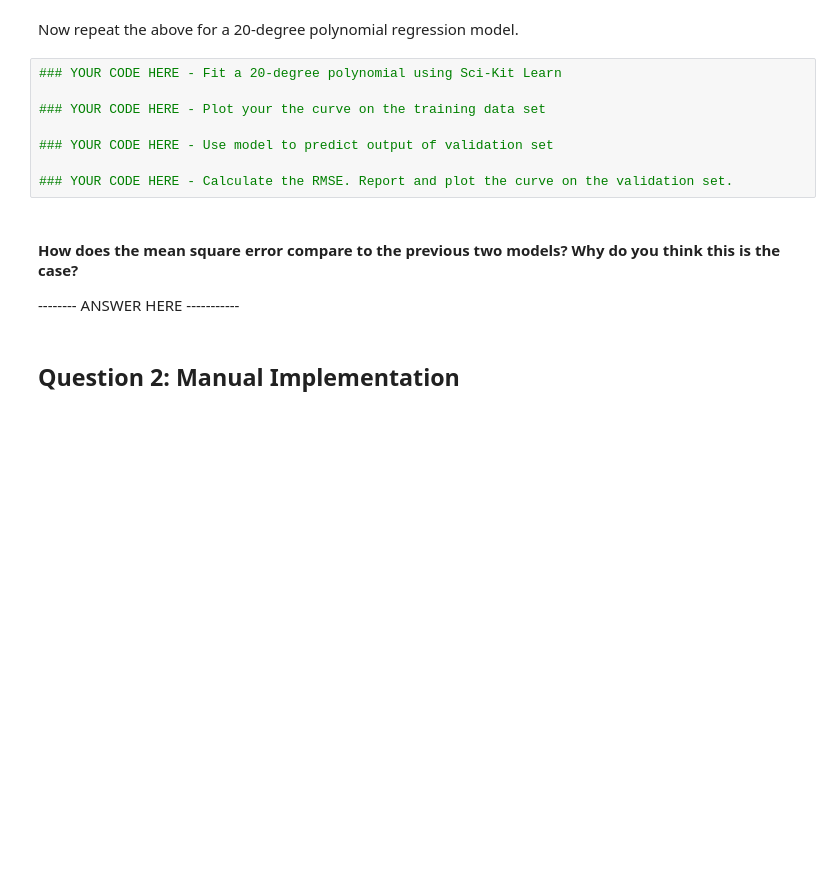
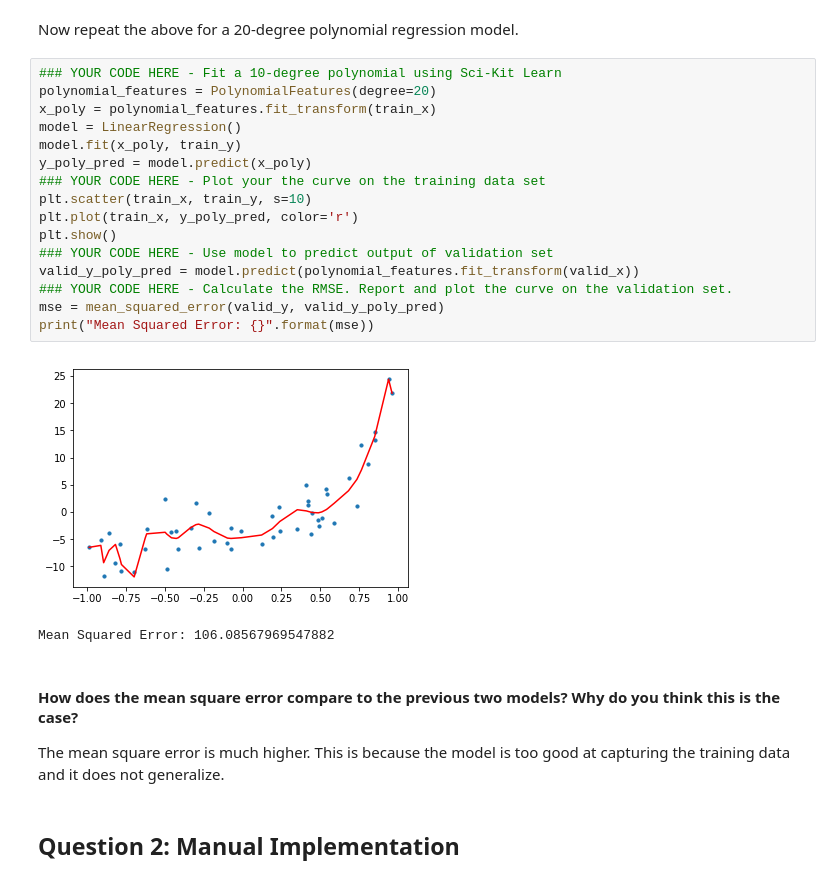
Before and after one commit to McGillAISociety/mais-bootcamp-w2019, a Jupyter notebook: Assignment2/Assignment 2.ipynb, the cells around one changed output. Saved outputs shown, nothing was run; the diff lists cells and outputs as text; blank space fills up the shorter version.

```diff
--- a/Assignment2/Assignment 2.ipynb
+++ b/Assignment2/Assignment 2.ipynb
@@ -135,17 +146,28 @@ Now it is your turn! Following the same format as above, implement a 10-degree p
 # %% [markdown]
 Now repeat the above for a 20-degree polynomial regression model.
 # %%
-### YOUR CODE HERE - Fit a 20-degree polynomial using Sci-Kit Learn
-
+### YOUR CODE HERE - Fit a 10-degree polynomial using Sci-Kit Learn
+polynomial_features = PolynomialFeatures(degree=20)
+x_poly = polynomial_features.fit_transform(train_x)
+model = LinearRegression()
+model.fit(x_poly, train_y)
+y_poly_pred = model.predict(x_poly)
 ### YOUR CODE HERE - Plot your the curve on the training data set
-
+plt.scatter(train_x, train_y, s=10)
+plt.plot(train_x, y_poly_pred, color='r')
+plt.show()
 ### YOUR CODE HERE - Use model to predict output of validation set
-
+valid_y_poly_pred = model.predict(polynomial_features.fit_transform(valid_x))
 ### YOUR CODE HERE - Calculate the RMSE. Report and plot the curve on the validation set.
+mse = mean_squared_error(valid_y, valid_y_poly_pred)
+print("Mean Squared Error: {}".format(mse))
+# %% [output]
+[figure, added]
+Mean Squared Error: 106.08567969547882
 # %% [markdown]
 #### How does the mean square error compare to the previous two models? Why do you think this is the case?
 
--------- ANSWER HERE -----------
+The mean square error is much higher. This is because the model is too good at capturing the training data and it does not generalize.
 # %% [markdown]
 ## Question 2: Manual Implementation
 # %% [markdown]
```
Also changed, not shown: parts of 8 cells of this notebook, 1 other file.
